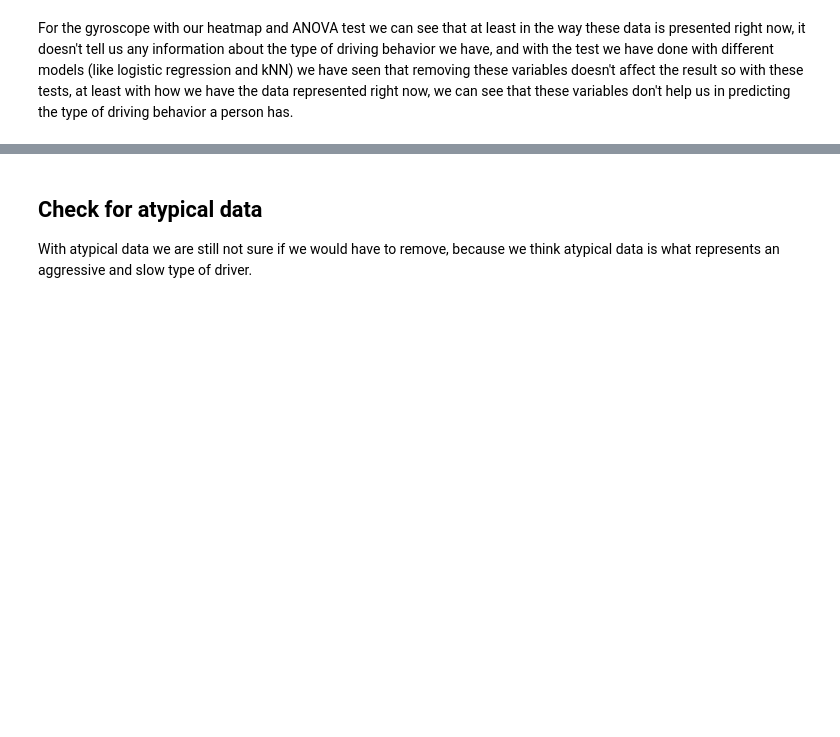
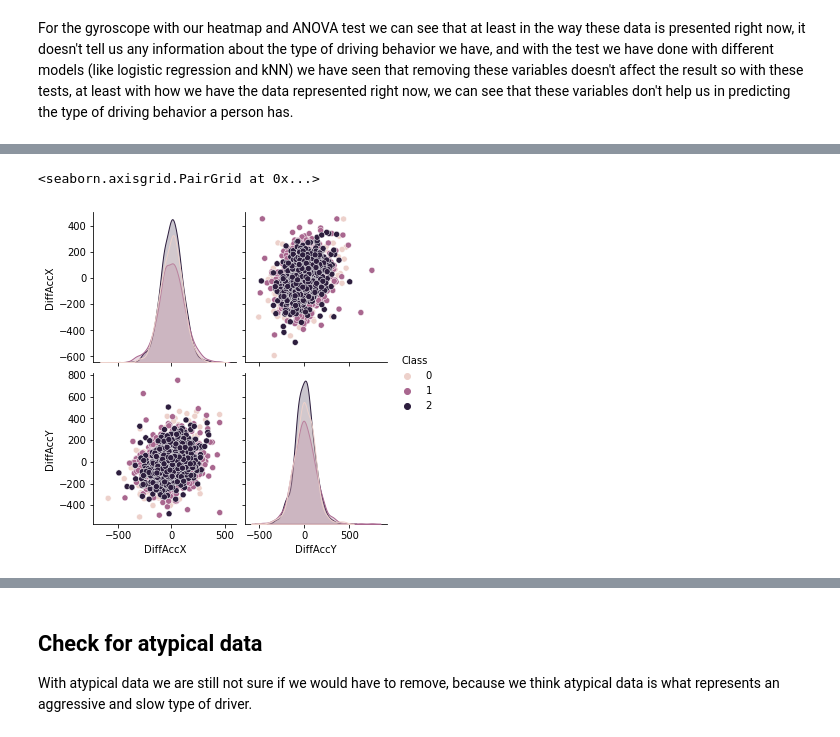
Before and after one commit to samueldiaz1004/driving_behavior_project, a Jupyter notebook: driving_behavior_clean_data.ipynb, the cells around one changed output, grey strips where cells are left out. Cells and saved outputs as stored; diff of their text form; code cells hidden in the pictures; blank space fills up the shorter version.

```diff
--- a/driving_behavior_clean_data.ipynb
+++ b/driving_behavior_clean_data.ipynb
@@ -331,0 +340,4 @@ For the gyroscope with our heatmap and ANOVA test we can see that at least in th
+# %%
+df_training["DiffAccX"] = df_training["AccX"] - df_training["AccX"].shift(1)
+df_training["DiffAccX"] = df_training["DiffAccX"].fillna(0)
+df_training["DiffAccX"]
@@ -331,0 +357,4 @@ For the gyroscope with our heatmap and ANOVA test we can see that at least in th
+# %%
+df_training["DiffAccY"] = df_training["AccY"] - df_training["AccY"].shift(1)
+df_training["DiffAccY"] = df_training["DiffAccY"].fillna(0)
+df_training["DiffAccY"]
@@ -331,0 +374,5 @@ For the gyroscope with our heatmap and ANOVA test we can see that at least in th
+# %%
+sns.pairplot(df_training[["DiffAccX", "DiffAccY", "Class"]], hue="Class")
+# %% [output]
+<seaborn.axisgrid.PairGrid at 0x...>
+[figure, added]
```
Also changed, not shown: parts of 17 cells of this notebook, 3 other files.
